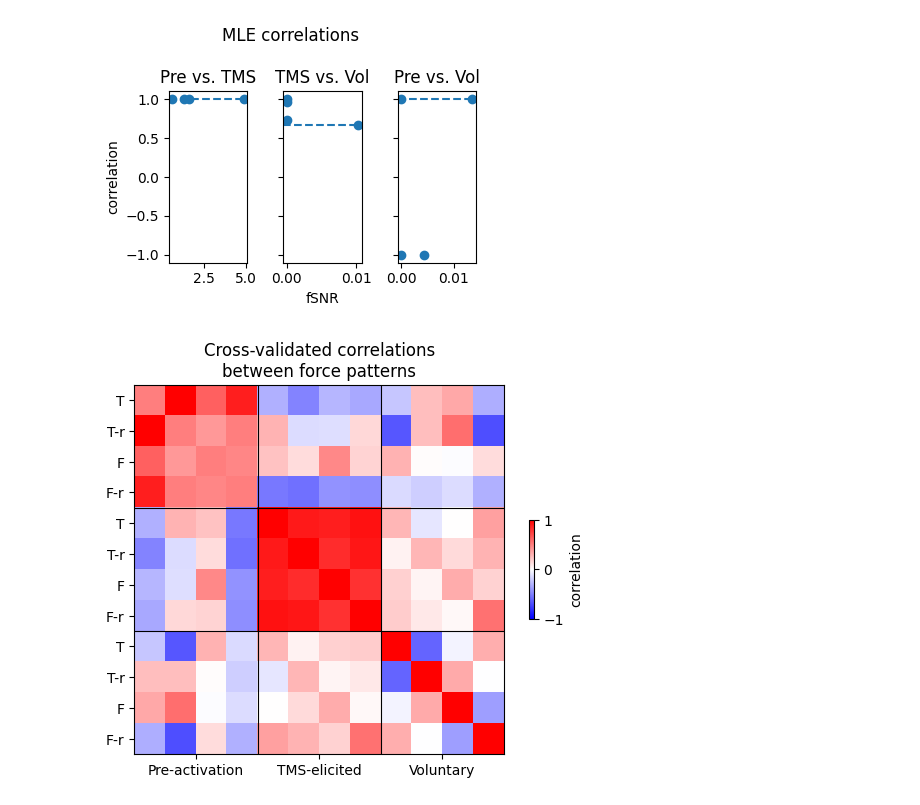
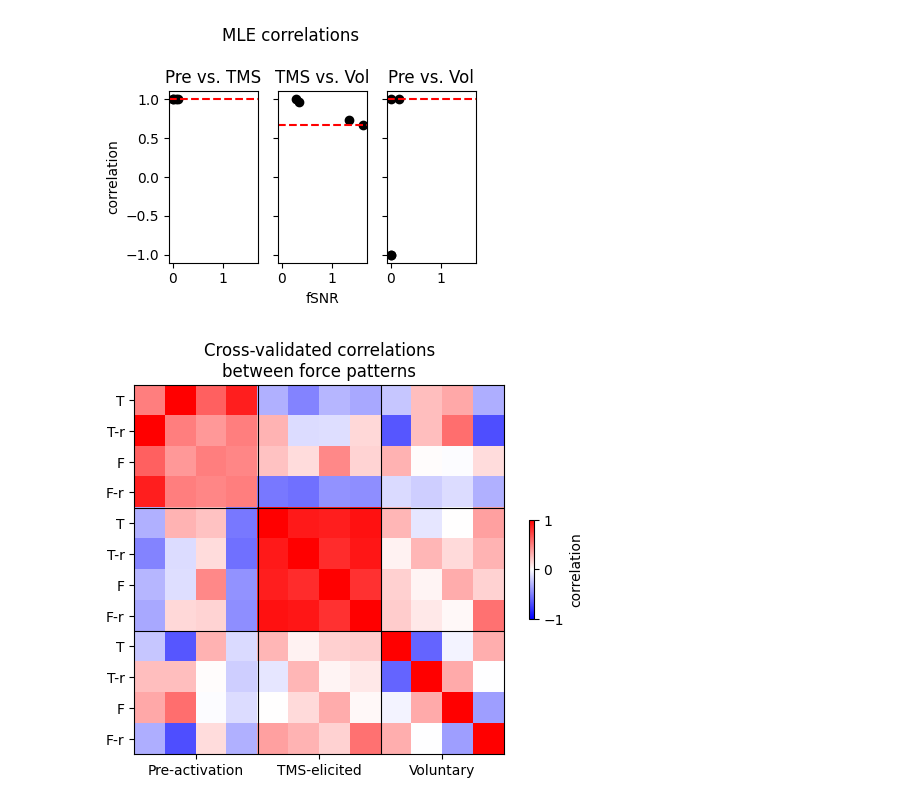
Before and after one commit to mnlmrc/EFC_learningTMS, a Jupyter notebook: notebooks/correlations.ipynb, the cells around one changed output. Saved outputs shown, nothing was run; the diff lists cells and outputs as text; code cells hidden in the pictures.

```diff
--- a/notebooks/correlations.ipynb
+++ b/notebooks/correlations.ipynb
@@ -12,28 +12,28 @@ plt.style.use('default')
 # %%
 path = os.path.join(gl.baseDir, gl.pcmDir)
 corrs = ['pre-tms', 'tms-vol', 'pre-vol',]
 title = ['Pre vs. TMS', 'TMS vs. Vol', 'Pre vs. Vol', ]
-fig, axs = plt.subplots(1, len(corrs), sharex=False, sharey=True, figsize=(4, 3))
+fig, axs = plt.subplots(1, len(corrs), sharex=True, sharey=True, figsize=(4, 3))
 for c, corr in enumerate(corrs):
     df = pd.read_csv(os.path.join(path, f'corr_{corr}.tsv'), sep='\t')
     SNR = df.SNR
     r_indiv = df.r_indiv
     r_group = df.r_group.unique()
     ax = axs[c]
-    ax.scatter(SNR, r_indiv)
-    ax.axhline(r_group, ls='--')
+    ax.scatter(SNR, r_indiv, color='k')
+    ax.axhline(r_group, ls='--', color='r')
     ax.set_title(title[c])
     #ax.set_xscale('log')
 
 axs[0].set_ylabel('correlation')
 axs[0].set_ylim(-1.1, 1.1)
 axs[1].set_xlabel('fSNR')
 fig.suptitle('MLE correlations')
 fig.tight_layout()
 
 plt.show()
 # %% [output]
-[figure, old version]
+[figure, new version]
 # %%
 fig, ax = plt.subplots()
 
```
Also changed, not shown: 9 other files.
